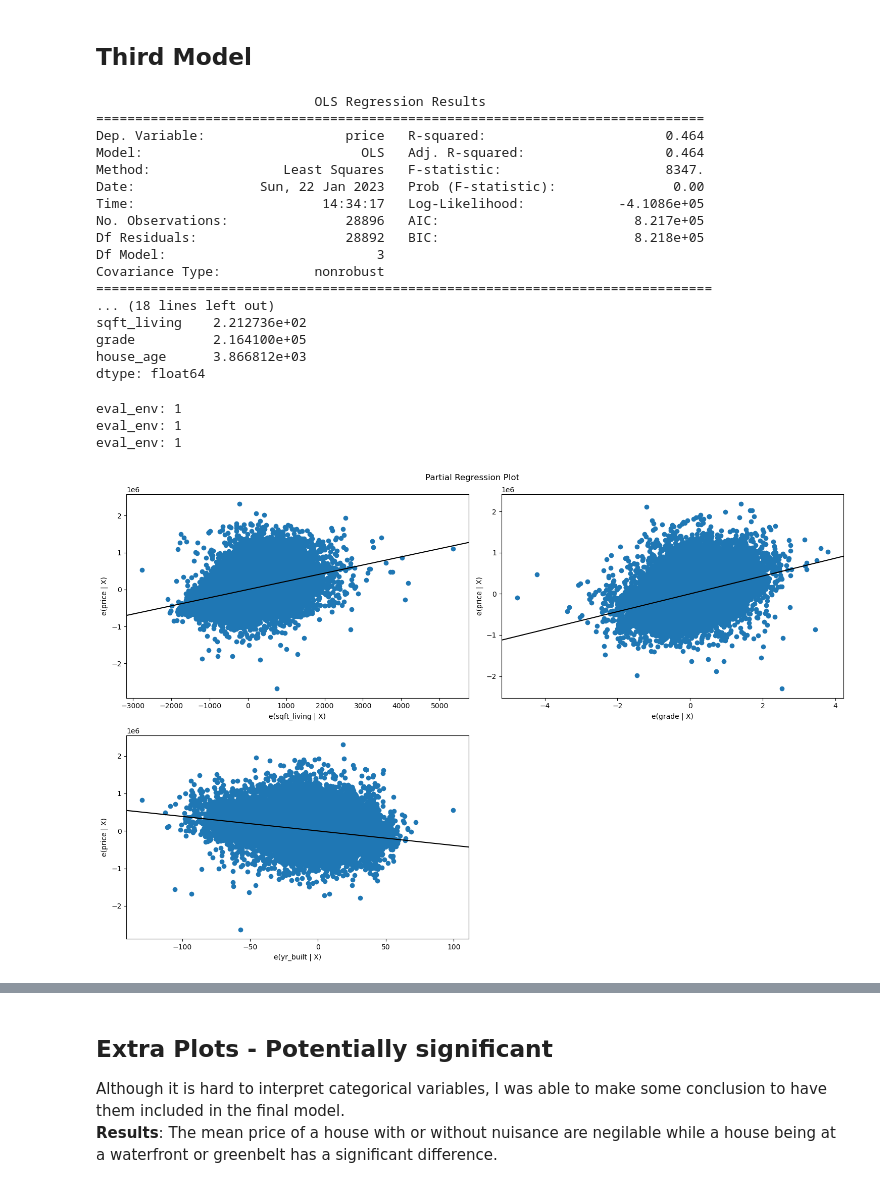
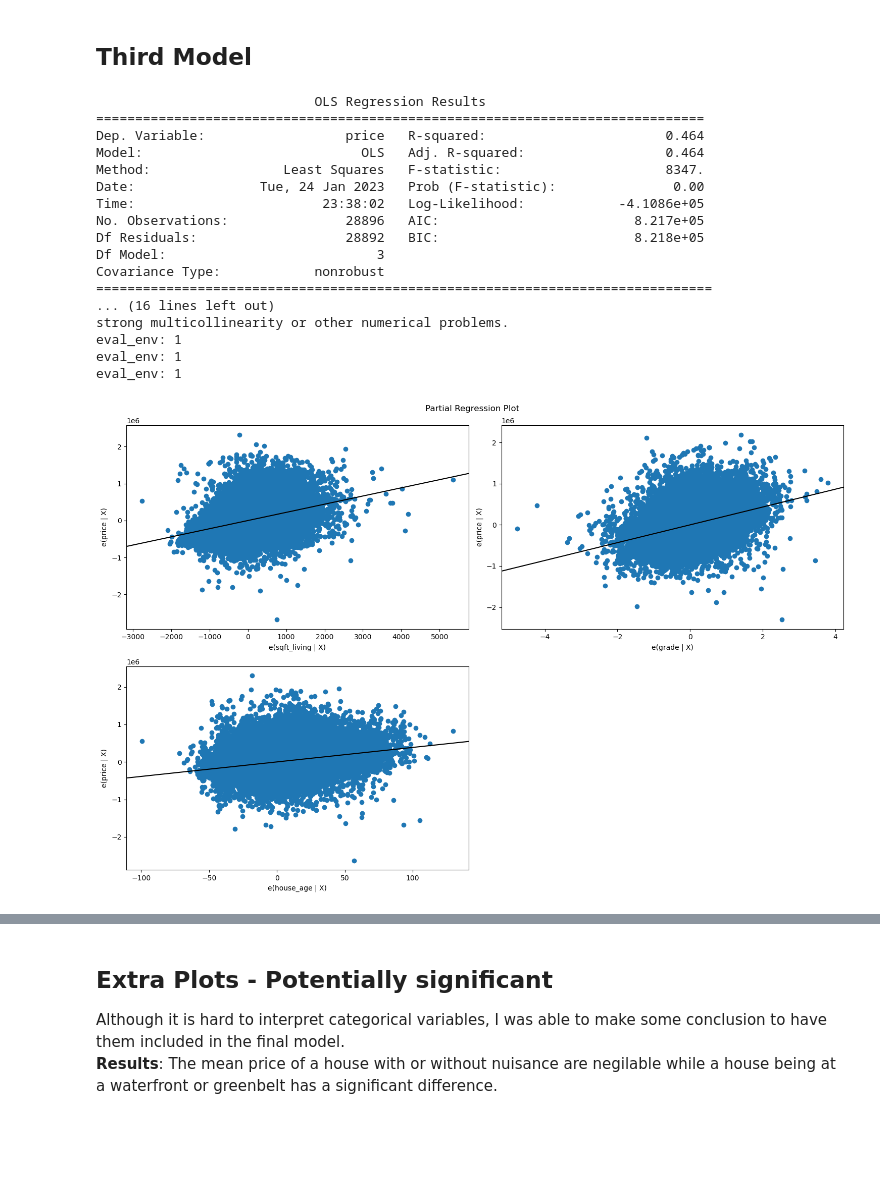
Before and after one commit to Tommyphung1/King-County-Feature-Regression, a Jupyter notebook: house_notebook.ipynb, the cells around one changed output, grey strips where cells are left out. Drawn from its saved outputs; the diff is of its cells as text; code cells hidden in the pictures; blank space fills up the shorter version.

```diff
--- a/house_notebook.ipynb
+++ b/house_notebook.ipynb
@@ -113,8 +137,7 @@ df_cleaned['house_age'] = df_cleaned['yr_built'].max() - df_cleaned['yr_built']
 # %%
-### General setup that prepares for the modeling
+## First consideration to the model
 
-df_w_dummies = pd.get_dummies(df_cleaned, drop_first= True)
-best_corr = resources.cc.correlation_with(df_w_dummies, 'price')    ## Helper function that return the variables that correlate to a given column and return them as a list
+best_corr = cc.correlation_with(df_w_dummies, 'price')    ## Helper function that return the variables that correlate to a given column and return them as a list
 best_corr[0]    ## The best correlating parameter
 # %% [output]
 ('sqft_living', 0.6019551412003955)
@@ -266,34 +278,24 @@ strong multicollinearity or other numerical problems.
 # %%
 X = df_w_dummies[[ 'sqft_living', 'grade', 'house_age']]
 y = df_w_dummies['price']
-model_liv_gra_bath = sm.OLS(y, sm.add_constant(X))
-result_liv_gra_bath = model_liv_gra_bath.fit()
-print(result_liv_gra_bath.summary())
-print(result_liv_gra_bath.params)
+
+model_3, result_3 = cc.model_and_regression(X,y)
 # %% [output]
                             OLS Regression Results
 ==============================================================================
 Dep. Variable:                  price   R-squared:                       0.464
 Model:                            OLS   Adj. R-squared:                  0.464
 Method:                 Least Squares   F-statistic:                     8347.
-Date:                Sun, 22 Jan 2023   Prob (F-statistic):               0.00
-Time:                        14:34:17   Log-Likelihood:            -4.1086e+05
+Date:                Tue, 24 Jan 2023   Prob (F-statistic):               0.00
+Time:                        23:38:02   Log-Likelihood:            -4.1086e+05
 No. Observations:               28896   AIC:                         8.217e+05
 Df Residuals:                   28892   BIC:                         8.218e+05
 Df Model:                           3
 Covariance Type:            nonrobust
 ===============================================================================
-... (18 lines left out)
-sqft_living    2.212736e+02
-grade          2.164100e+05
-house_age      3.866812e+03
-dtype: float64
+... (16 lines left out)
+strong multicollinearity or other numerical problems.
+eval_env: 1
+eval_env: 1
+eval_env: 1
+[figure, added]
-# %%
-fig = plt.figure(figsize=(15,10));
-sm.graphics.plot_partregress_grid(result_liv_gra_bath, exog_idx=["sqft_living", "grade",'house_age'], fig= fig);
-plt.tight_layout();
-# %% [output]
-eval_env: 1
-eval_env: 1
-eval_env: 1
-[figure, removed]
```
Also changed, not shown: parts of 45 cells of this notebook, 4 other files.
